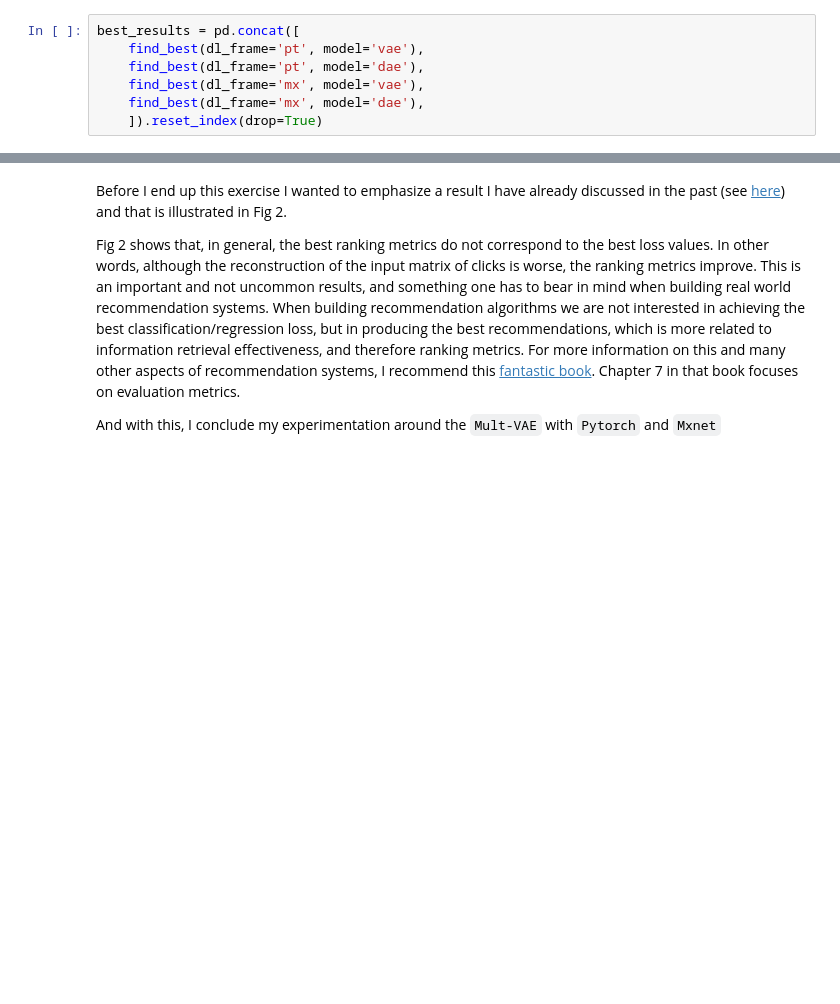
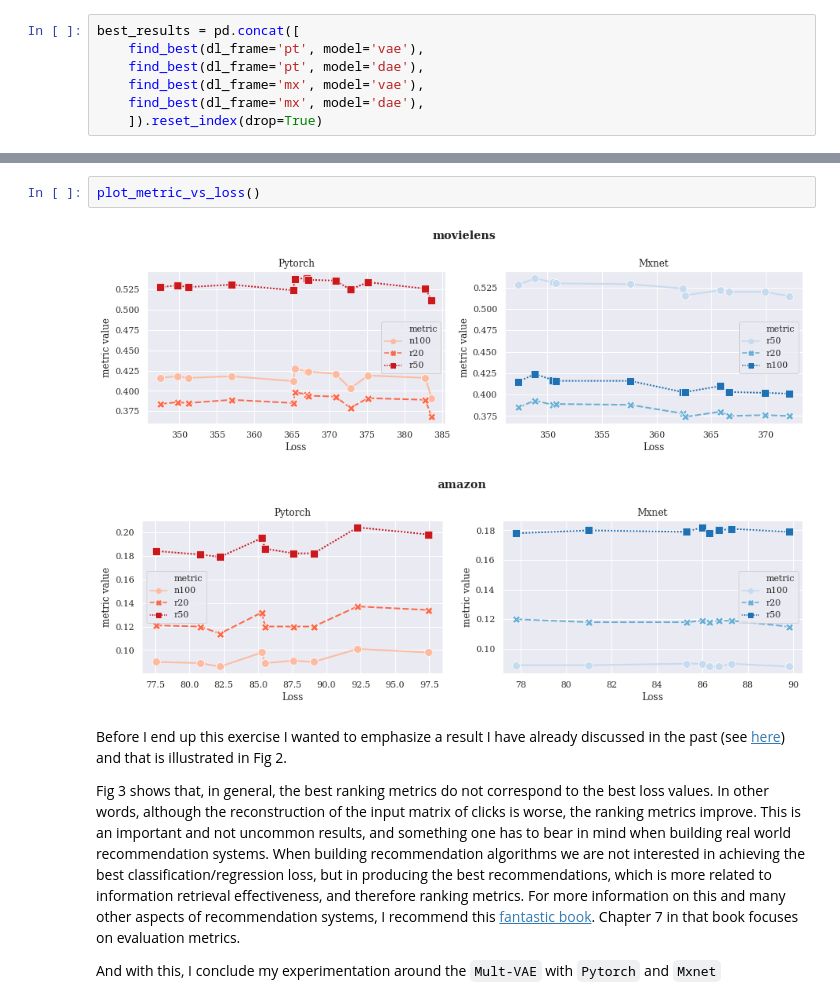
Before and after one commit to jrzaurin/RecoTour, a Jupyter notebook: Amazon/mult-vae/notebooks/04_results_summary.ipynb, the cells around one changed output, grey strips where cells are left out. Cells and saved outputs as stored; diff of their text form; blank space fills up the shorter version.

```diff
--- a/Amazon/mult-vae/notebooks/04_results_summary.ipynb
+++ b/Amazon/mult-vae/notebooks/04_results_summary.ipynb
@@ -60,6 +61,11 @@ plot_loss(best_results)
+# %%
+plot_metric_vs_loss()
+# %% [output]
+[figure, added]
+[figure, added]
 # %% [markdown]
 Before I end up this exercise I wanted to emphasize a result I have already discussed in the past (see [here](https://github.com/jrzaurin/RecoTour/blob/master/Amazon/neural_graph_cf/Chapter06_results_summary.ipynb)) and that is illustrated in Fig 2.
 
-Fig 2 shows that, in general, the best ranking metrics do not correspond to the best loss values. In other words, although the reconstruction of the input matrix of clicks is worse, the ranking metrics improve. This is an important and not uncommon results, and something one has to bear in mind when building real world recommendation systems. When building recommendation algorithms we are not interested in achieving the best classification/regression loss, but in producing the best recommendations, which is more related to information retrieval effectiveness, and therefore ranking metrics. For more information on this and many other aspects of recommendation systems, I recommend this [fantastic book](https://www.amazon.co.uk/Recommender-Systems-Textbook-Charu-Aggarwal/dp/3319296574/ref=sr_1_1?crid=2SK7PGNMA59FW&keywords=recommender+systems&qid=1559762483&s=gateway&sprefix=recommender+syste%2Caps%2C153&sr=8-1). Chapter 7 in that book focuses on evaluation metrics.
+Fig 3 shows that, in general, the best ranking metrics do not correspond to the best loss values. In other words, although the reconstruction of the input matrix of clicks is worse, the ranking metrics improve. This is an important and not uncommon results, and something one has to bear in mind when building real world recommendation systems. When building recommendation algorithms we are not interested in achieving the best classification/regression loss, but in producing the best recommendations, which is more related to information retrieval effectiveness, and therefore ranking metrics. For more information on this and many other aspects of recommendation systems, I recommend this [fantastic book](https://www.amazon.co.uk/Recommender-Systems-Textbook-Charu-Aggarwal/dp/3319296574/ref=sr_1_1?crid=2SK7PGNMA59FW&keywords=recommender+systems&qid=1559762483&s=gateway&sprefix=recommender+syste%2Caps%2C153&sr=8-1). Chapter 7 in that book focuses on evaluation metrics.
 
 And with this, I conclude my experimentation around the `Mult-VAE` with `Pytorch` and `Mxnet`
```
Also changed, not shown: parts of 7 cells of this notebook, 1 other file.
